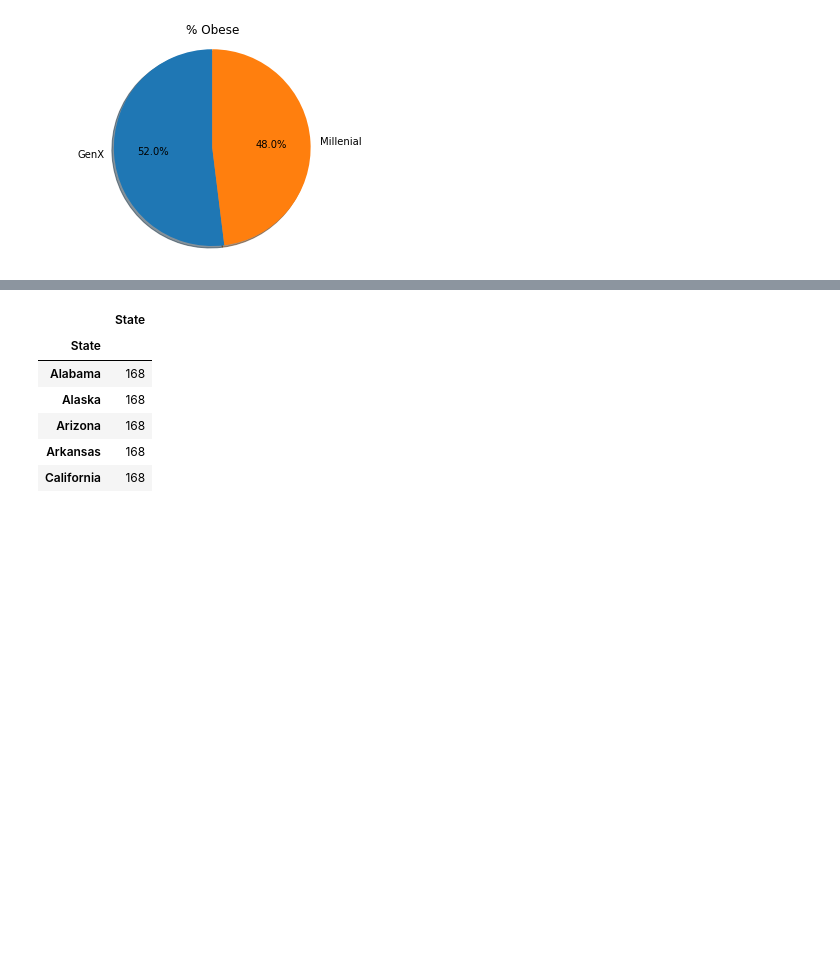
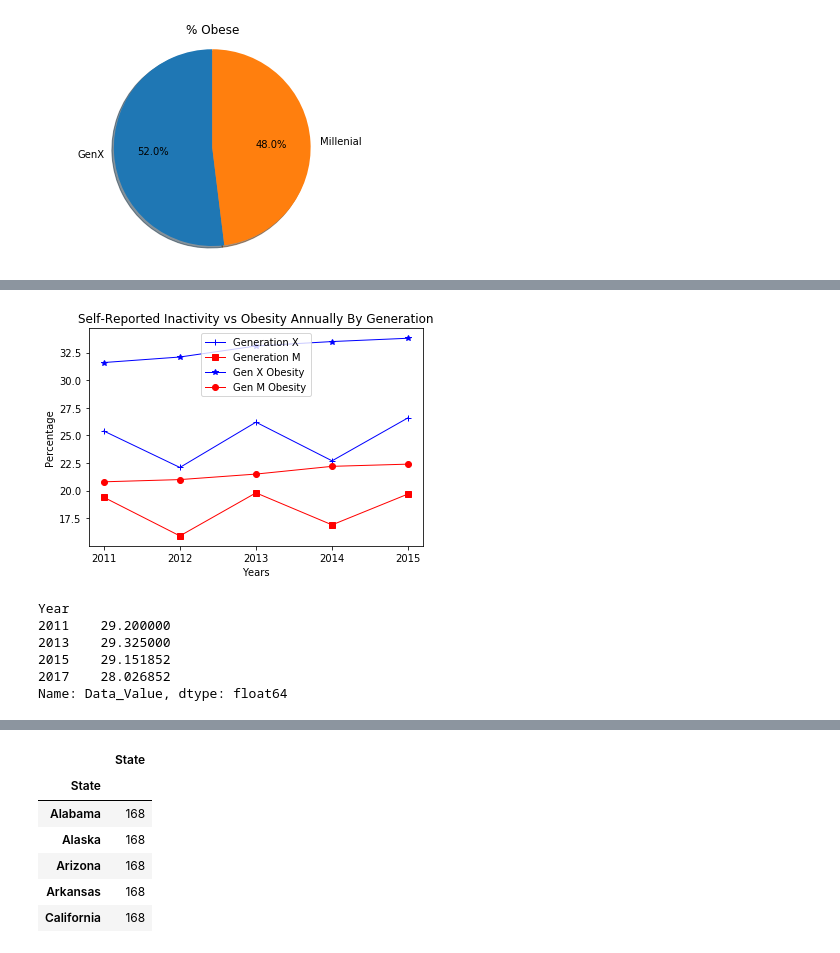
Before and after one commit to darkulzer/Project_1, a Jupyter notebook: Project1_Group2.ipynb, the cells around one changed output, grey strips where cells are left out. Cells and saved outputs as stored; diff of their text form; code cells hidden in the pictures; blank space fills up the shorter version.

Commit message:
python notebook with line code and images to darlenek_branch

```diff
--- a/Project1_Group2.ipynb
+++ b/Project1_Group2.ipynb
@@ -162,0 +163,55 @@ GenM_Weight_df.head()
+# %%
+#ACTIVITY LINE GRAPHS -Dar
+# Set x axis to numerical value for month
+x_axis = "2011","2012","2013","2014","2015"
+
+
+
+# Avearge GenX not exercising each year
+activityGenX = [25.4, 22.1, 26.2, 22.7, 26.6]
+# Avearge GenM not exercising each year
+activityGenM = [19.4, 15.9, 19.8, 16.9, 19.7]
+# Avearge GenX obese each year
+obesityGenX = [31.6, 32.1, 33.1, 33.5, 33.8]
+# Avearge GenM obese each year
+obesityGenM = [20.8, 21, 21.5, 22.2, 22.4]
+
+# Create a handle for each plot
+genX, = plt.plot(x_axis, activityGenX, marker="+",color="blue", linewidth=1, label="Generation X")
+genM, = plt.plot(x_axis, activityGenM, marker="s", color="Red", linewidth=1, label="Generation M")
+genXo, = plt.plot(x_axis, obesityGenX, marker="*",color="blue", linewidth=1, label="Gen X Obesity")
+genMo, = plt.plot(x_axis, obesityGenM, marker="o", color="Red", linewidth=1, label="Gen M Obesity")
+
+# Set our legend to where the chart thinks is best
+plt.legend(handles=[genX, genM, genXo, genMo], loc="best")
+
+# Create labels for the X and Y axis
+plt.xlabel("Years")
+plt.ylabel("Percentage")
+plt.title('Self-Reported Inactivity vs Obesity Annually By Generation')
+
+
+# Save and display the chart
+# Save and display the chart
+plt.savefig("Resources/NoActivityLineChart.png")
+plt.show()
+# %% [output]
+[figure, added]
+# %%
+#Heavy Activity Dataframe - Dar
+
+HeavyActivityGenM_df = GenM_Data[(GenM_Data["Question"] == "Percent of adults who achieve at least 300 minutes a week of moderate-intensity aerobic physical activity or 150 minutes a week of vigorous-intensity aerobic activity (or an equivalent combination)")]
+HeavyActivityGenX_df = GenX_Data[(GenX_Data["Question"] == "Percent of adults who achieve at least 300 minutes a week of moderate-intensity aerobic physical activity or 150 minutes a week of vigorous-intensity aerobic activity (or an equivalent combination)")]
+
+#Achieve Means by Years to plot using groupby
+HeavyActivityYearsGenM_df =  HeavyActivityGenM_df.groupby("Year")["Data_Value"].mean()
+HeavyActivityYearsGenX_df =  HeavyActivityGenX_df.groupby("Year")["Data_Value"].mean()
+
+HeavyActivityYearsGenX_df.head()
+# %% [output]
+Year
+2011    29.200000
+2013    29.325000
+2015    29.151852
+2017    28.026852
+Name: Data_Value, dtype: float64
```
Also changed, not shown: parts of 22 cells of this notebook, 3 other files.
